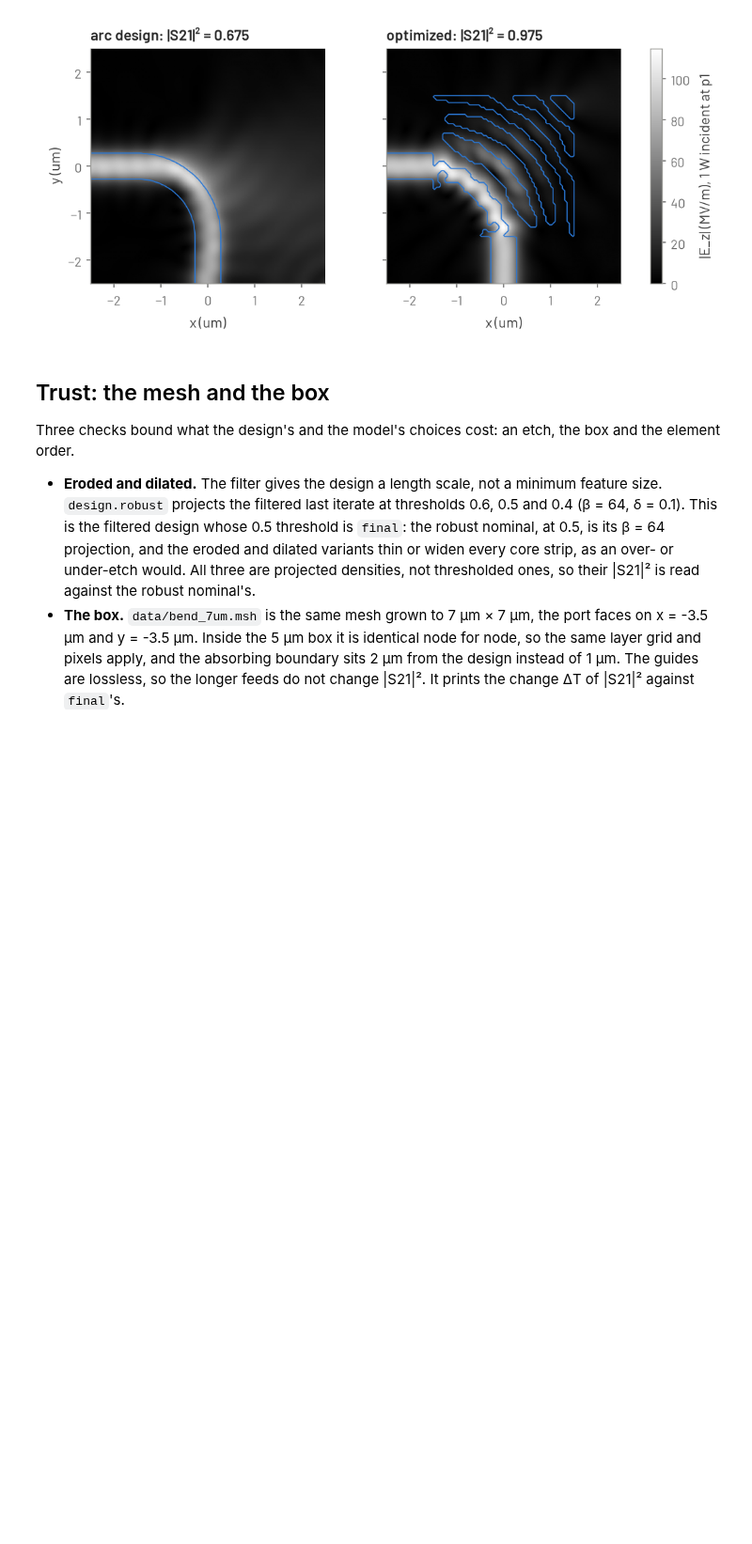
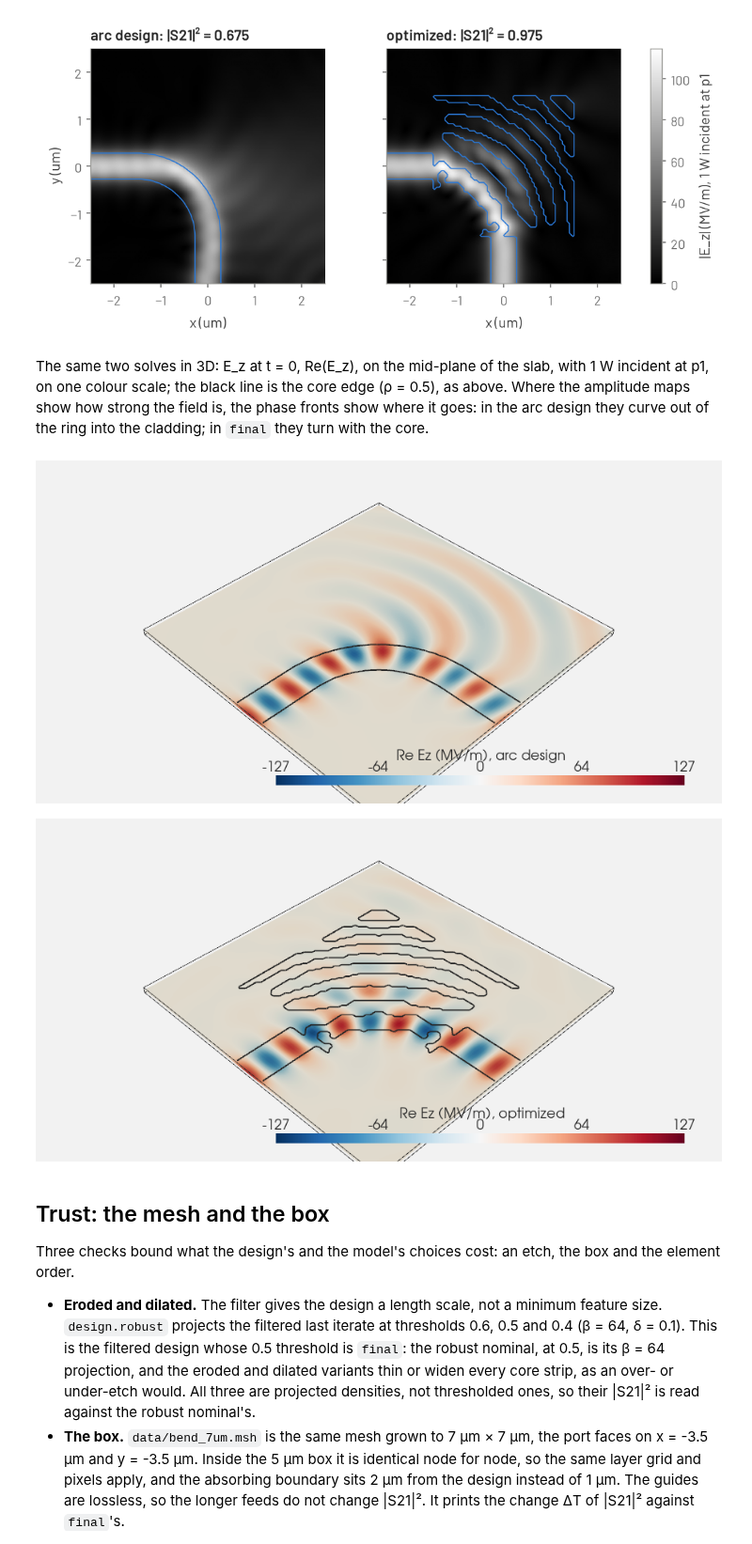
Before and after one commit to benvial/gfem, a Jupyter notebook: docs/tutorials/bend.ipynb, the cells around one changed output. Shown at 94% size. Saved outputs shown, nothing was run; the diff lists cells and outputs as text; code cells hidden in the pictures; blank space fills up the shorter version.

```diff
--- a/docs/tutorials/bend.ipynb
+++ b/docs/tutorials/bend.ipynb
@@ -562,6 +624,46 @@ axes[0].set_ylabel("y (um)")
 fig.colorbar(image, ax=axes, label="|E_z| (MV/m), 1 W incident at p1");
 # %% [output]
 [figure]
+# %% [markdown]
+The same two solves in 3D: E_z at t = 0, Re(E_z), on the mid-plane of the slab,
+with 1 W incident at p1, on one colour scale; the black line is the core edge
+(ρ = 0.5), as above. Where the amplitude maps show how strong the field is, the
+phase fronts show where it goes: in the arc design they curve out of the ring
+into the cladding; in `final` they turn with the core.
+# %%
+def core_edge(density, z):
+    # The core edge (rho = 0.5) of the pixel image as lines at height z, in um.
+    lines = contour_generator(centres / um, centres / um, window(density)).lines(0.5)
+    return pv.merge(
+        [pv.lines_from_points(np.c_[line, np.full(len(line), z)]) for line in lines]
+    )
+
+
+scenes = {"arc design": (arc, arc_result), "optimized": (final, trust)}
+sampled = {}
+for name, (_, result) in scenes.items():
+    sampled[name] = result.e_field(F0, excite="p1").to_pyvista()
+    sampled[name].points /= um
+    sampled[name]["Re Ez"] = sampled[name]["E_real"][:, 2] / 1e6  # MV/m
+peak = max(np.abs(field["Re Ez"]).max() for field in sampled.values())
+
+for name, (density, _) in scenes.items():
+    view = pv.Plotter(window_size=(900, 450))
+    view.add_mesh(
+        sampled[name].slice(normal="z"),
+        scalars="Re Ez",
+        cmap="RdBu_r",
+        clim=(-peak, peak),
+        scalar_bar_args={"title": f"Re Ez (MV/m), {name}", "fmt": "%.0f"},
+    )
+    view.add_mesh(core_edge(density, thickness / um), color="black", line_width=2)
+    view.add_mesh(sampled[name].outline(), color="black")
+    view.view_vector(VIEW, viewup=(0, 0, 1))
+    view.camera.zoom(1.4)
+    view.show()
+# %% [output]
+[figure, added]
+[figure, added]
 # %% [markdown]
 ## Trust: the mesh and the box
 
```
Also changed, not shown: parts of 7 cells of this notebook, 8 other files.
